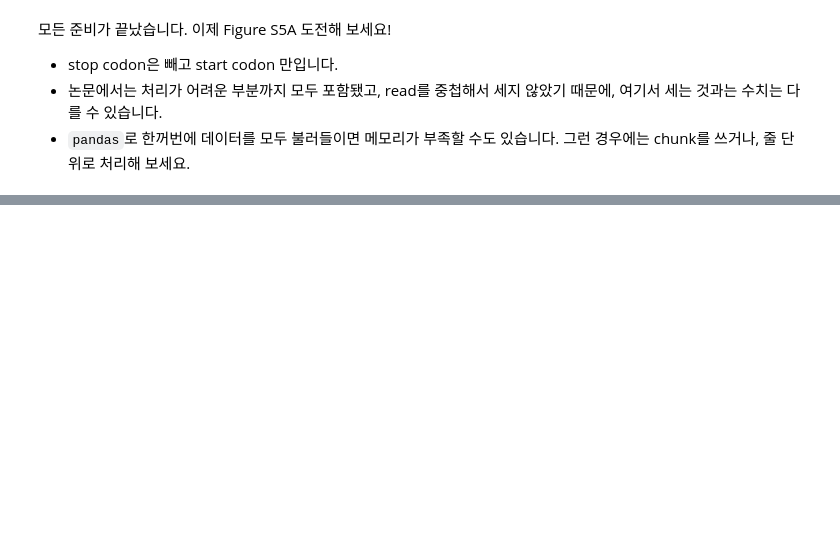
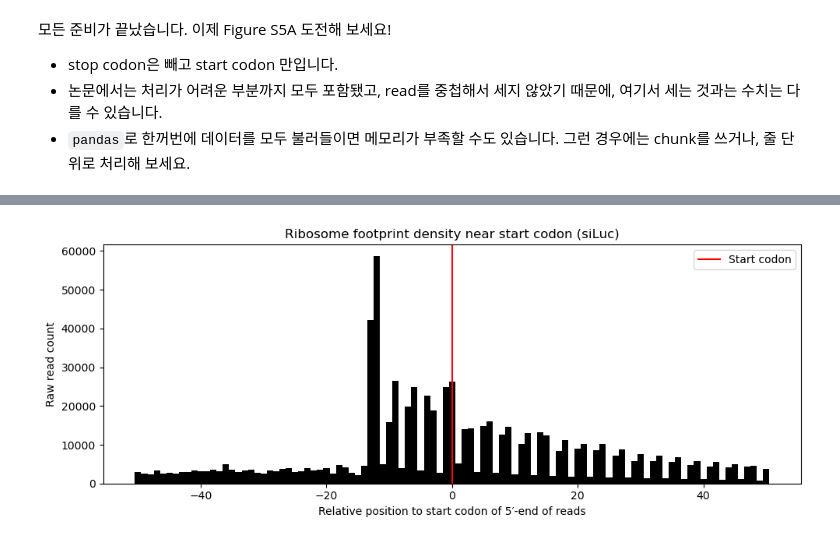
Before and after one commit to sohyunkum/bioinfo_sohyun, a Jupyter notebook: CoLab_TermProj_2025_2.ipynb, the cells around one changed output, grey strips where cells are left out. Saved outputs shown, nothing was run; the diff lists cells and outputs as text; code cells hidden in the pictures; blank space fills up the shorter version.

```diff
--- a/CoLab_TermProj_2025_2.ipynb
+++ b/CoLab_TermProj_2025_2.ipynb
@@ -275,0 +243,57 @@ plt.show()
+# %%
+# 여기에 새로 코드를 작성해서 논문 그림과 비슷하게 만들어 봅시다.
+import matplotlib.pyplot as plt
+from collections import defaultdict
+
+# 상대 좌표별 read count를 누적할 딕셔너리 초기화
+rel_pos_counts = defaultdict(int)
+
+# 분석 범위 설정
+MIN_POS = -50
+MAX_POS = 50
+
+# 파일 열기 및 한 줄씩 처리
+with open("fivepcounts-filtered-RPF-siLuc.txt", "r") as f:
+    for line in f:
+        parts = line.strip().split('\t')
+
+        # 컬럼 위치 가정:
+        # 0: chr, 1: read_start, 2: read_end, 3: count
+        # 8: start_codon_pos, 9: strand
+        try:
+            read_start = int(parts[1])
+            read_end = int(parts[2])
+            count = int(parts[3])
+            start_codon = int(parts[8])
+            strand = parts[9]
+        except (IndexError, ValueError):
+            continue  # 이상한 줄 무시
+
+        # strand에 따라 상대 위치 계산
+        if strand == "+":
+            rel_pos = read_start - start_codon
+        elif strand == "-":
+            rel_pos = start_codon - read_end
+        else:
+            continue  # strand 이상하면 제외
+
+        # 범위 내인 경우에만 카운트 추가
+        if MIN_POS <= rel_pos <= MAX_POS:
+            rel_pos_counts[rel_pos] += count
+
+# 누락된 포지션은 0으로 채우기
+all_pos = range(MIN_POS, MAX_POS + 1)
+counts = [rel_pos_counts.get(pos, 0) for pos in all_pos]
+
+# 플롯 그리기
+plt.figure(figsize=(10, 4))
+plt.bar(all_pos, counts, width=1, color="black")
+plt.axvline(x=0, color='red', linestyle='-', label='Start codon')
+plt.xlabel("Relative position to start codon of 5′-end of reads")
+plt.ylabel("Raw read count")
+plt.title("Ribosome footprint density near start codon (siLuc)")
+plt.legend()
+plt.tight_layout()
+plt.show()
+# %% [output]
+[figure, added]
```
Also changed, not shown: parts of 10 cells of this notebook.
